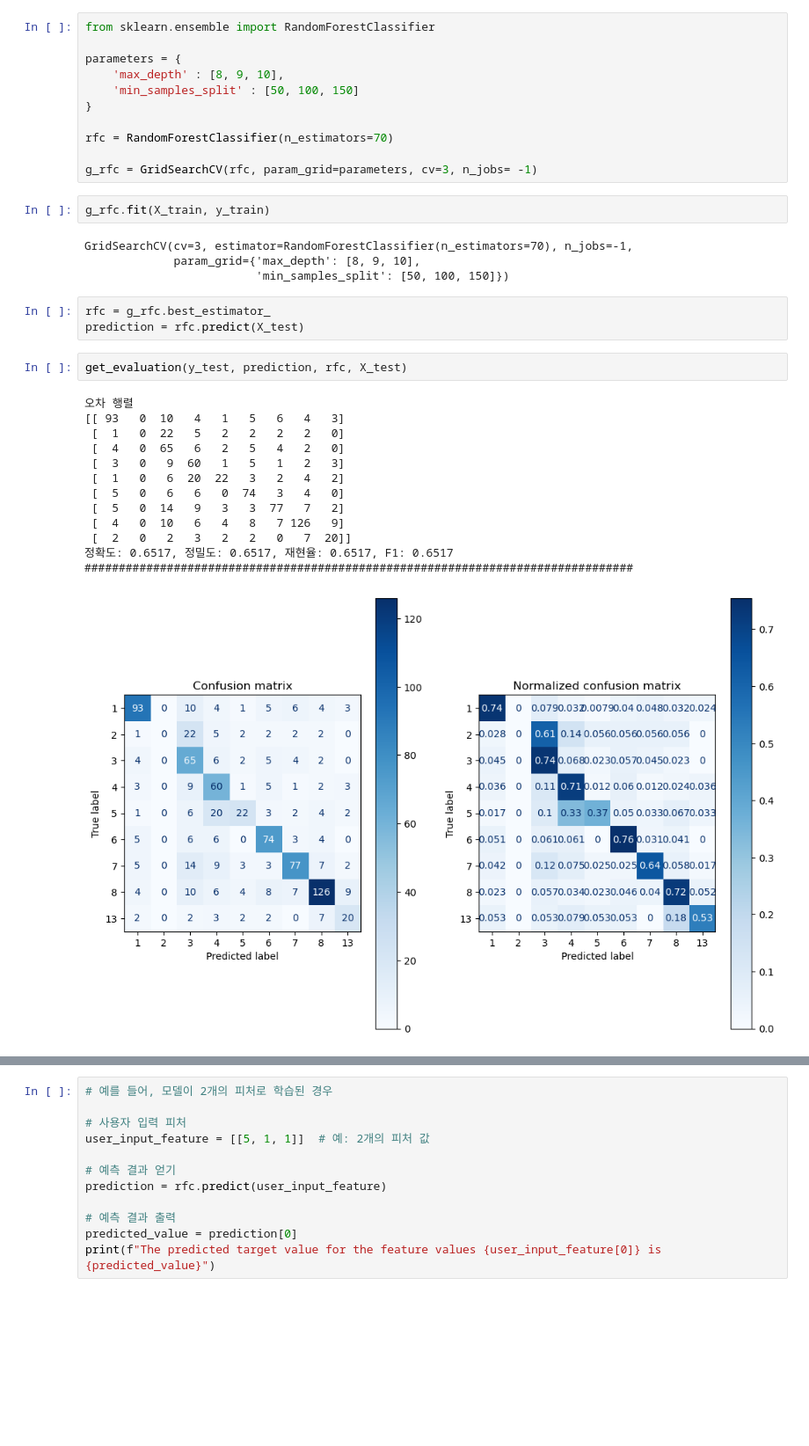
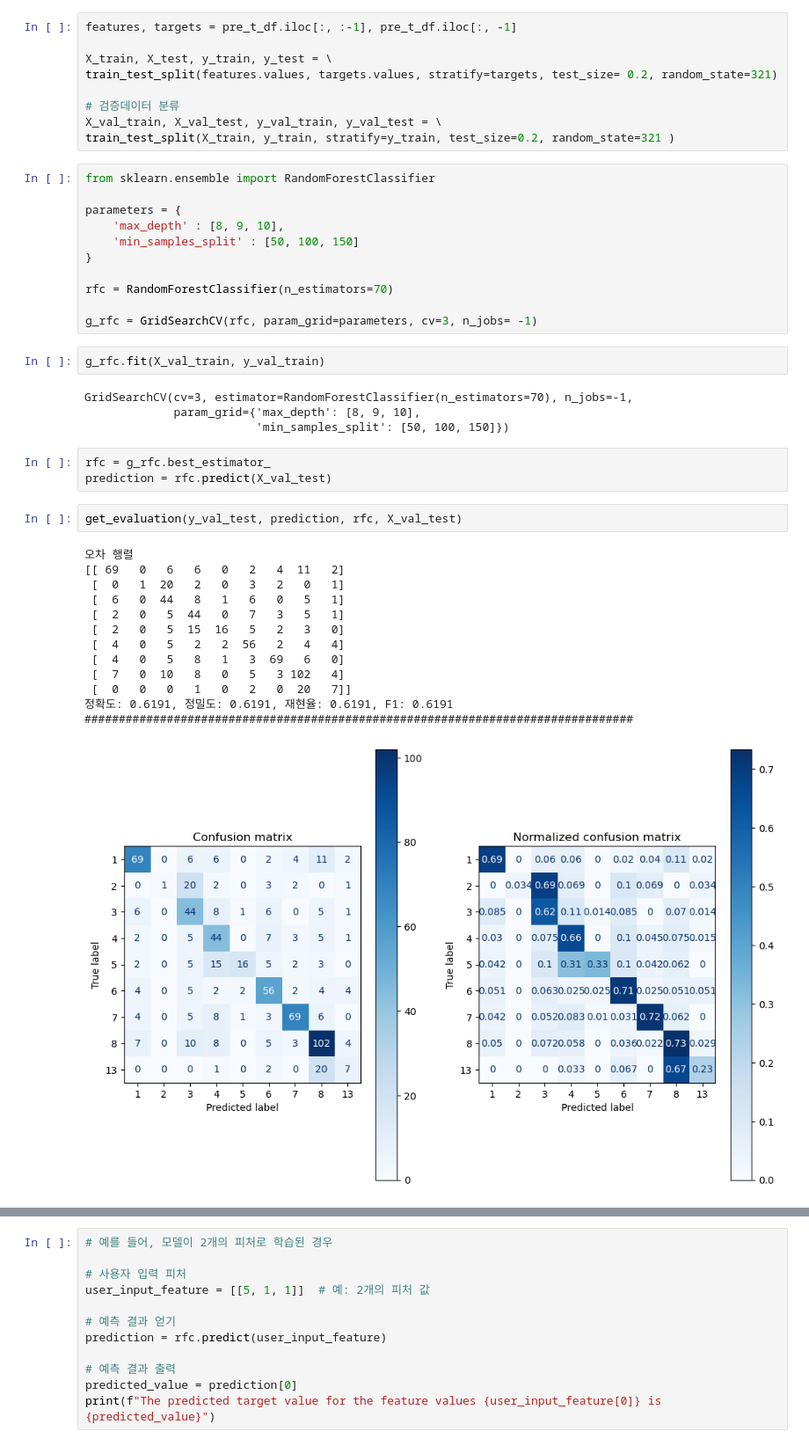
Before and after one commit to kimgusan/Machine_Learning, a Jupyter notebook: z_pythonProject/choice_project.ipynb, the cells around one changed output, grey strips where cells are left out. Shown at 88% size. Drawn from its saved outputs; the diff is of its cells as text; blank space fills up the shorter version.

```diff
--- a/z_pythonProject/choice_project.ipynb
+++ b/z_pythonProject/choice_project.ipynb
@@ -488,3 +502,12 @@ get_evaluation(y_test, prediction, knn_c, X_test)
+# %%
+features, targets = pre_t_df.iloc[:, :-1], pre_t_df.iloc[:, -1]
+
+X_train, X_test, y_train, y_test = \
+train_test_split(features.values, targets.values, stratify=targets, test_size= 0.2, random_state=321)
+
+# 검증데이터 분류
+X_val_train, X_val_test, y_val_train, y_val_test = \
+train_test_split(X_train, y_train, stratify=y_train, test_size=0.2, random_state=321 )
 # %%
 from sklearn.ensemble import RandomForestClassifier
 
@@ -496,28 +519,28 @@ parameters = {
 rfc = RandomForestClassifier(n_estimators=70)
 
 g_rfc = GridSearchCV(rfc, param_grid=parameters, cv=3, n_jobs= -1)
-# %%
-g_rfc.fit(X_train, y_train)
-# %% [output]
-GridSearchCV(cv=3, estimator=RandomForestClassifier(n_estimators=70), n_jobs=-1,
-             param_grid={'max_depth': [8, 9, 10],
-                         'min_samples_split': [50, 100, 150]})
-# %%
-rfc = g_rfc.best_estimator_
-prediction = rfc.predict(X_test)
-# %%
-get_evaluation(y_test, prediction, rfc, X_test)
-# %% [output]
-오차 행렬
-[[ 93   0  10   4   1   5   6   4   3]
- [  1   0  22   5   2   2   2   2   0]
- [  4   0  65   6   2   5   4   2   0]
- [  3   0   9  60   1   5   1   2   3]
- [  1   0   6  20  22   3   2   4   2]
- [  5   0   6   6   0  74   3   4   0]
- [  5   0  14   9   3   3  77   7   2]
- [  4   0  10   6   4   8   7 126   9]
- [  2   0   2   3   2   2   0   7  20]]
-정확도: 0.6517, 정밀도: 0.6517, 재현율: 0.6517, F1: 0.6517
-################################################################################
-[figure, removed]
+# %%
+g_rfc.fit(X_val_train, y_val_train)
+# %% [output]
+GridSearchCV(cv=3, estimator=RandomForestClassifier(n_estimators=70), n_jobs=-1,
+             param_grid={'max_depth': [8, 9, 10],
+                         'min_samples_split': [50, 100, 150]})
+# %%
+rfc = g_rfc.best_estimator_
+prediction = rfc.predict(X_val_test)
+# %%
+get_evaluation(y_val_test, prediction, rfc, X_val_test)
+# %% [output]
+오차 행렬
+[[ 69   0   6   6   0   2   4  11   2]
+ [  0   1  20   2   0   3   2   0   1]
+ [  6   0  44   8   1   6   0   5   1]
+ [  2   0   5  44   0   7   3   5   1]
+ [  2   0   5  15  16   5   2   3   0]
+ [  4   0   5   2   2  56   2   4   4]
+ [  4   0   5   8   1   3  69   6   0]
+ [  7   0  10   8   0   5   3 102   4]
+ [  0   0   0   1   0   2   0  20   7]]
+정확도: 0.6191, 정밀도: 0.6191, 재현율: 0.6191, F1: 0.6191
+################################################################################
+[figure, added]
```
Also changed, not shown: parts of 25 cells of this notebook, 1 other file.
